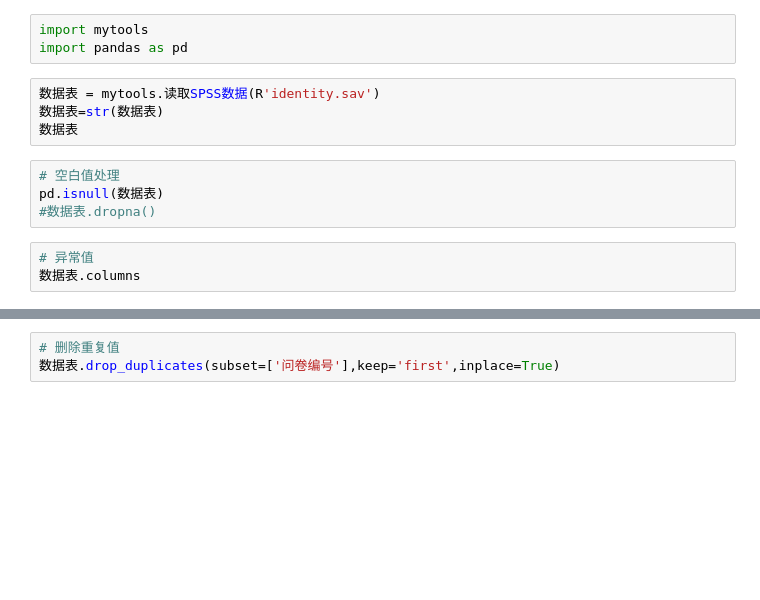
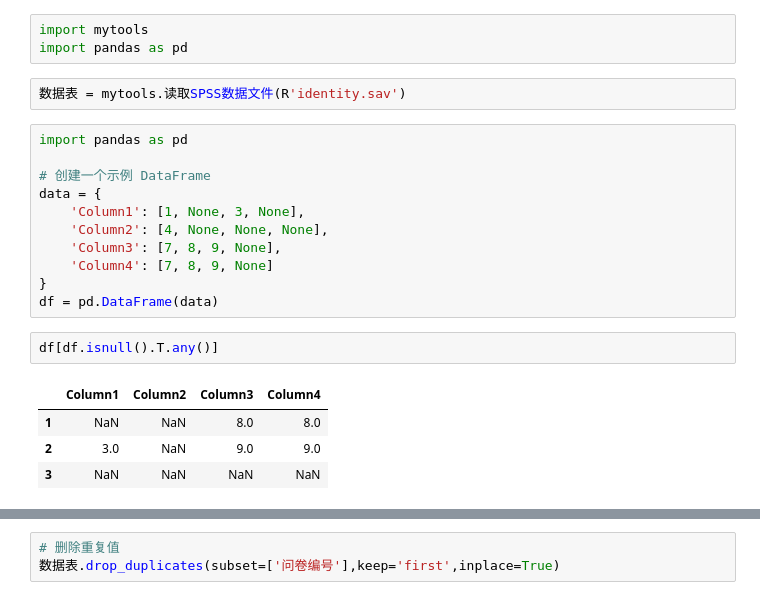
Before and after one commit to 3053063553/li, a Jupyter notebook: 17-数据清理.ipynb, the cells around one changed output, grey strips where cells are left out. Cells and saved outputs as stored; diff of their text form; blank space fills up the shorter version.

```diff
--- a/17-数据清理.ipynb
+++ b/17-数据清理.ipynb
@@ -2,13 +2,22 @@
 import mytools
 import pandas as pd
 # %%
-数据表 = mytools.读取SPSS数据(R'identity.sav')
-数据表=str(数据表)
-数据表
+数据表 = mytools.读取SPSS数据文件(R'identity.sav')
-# %%
-# 空白值处理
-pd.isnull(数据表)
-#数据表.dropna()
-# %%
-# 异常值
-数据表.columns
+# %%
+import pandas as pd
+
+# 创建一个示例 DataFrame
+data = {
+    'Column1': [1, None, 3, None],
+    'Column2': [4, None, None, None],
+    'Column3': [7, 8, 9, None],
+    'Column4': [7, 8, 9, None]
+}
+df = pd.DataFrame(data)
+# %%
+df[df.isnull().T.any()]
+# %% [output]
+|  | Column1 | Column2 | Column3 | Column4 |
+| 1 | NaN | NaN | 8.0 | 8.0 |
+| 2 | 3.0 | NaN | 9.0 | 9.0 |
+| 3 | NaN | NaN | NaN | NaN |
```
Also changed, not shown: parts of 10 cells of this notebook, 18 other files.
